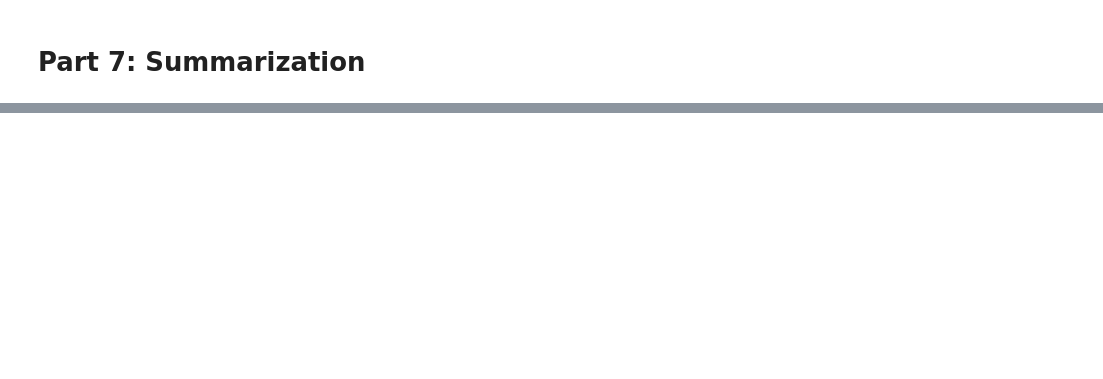
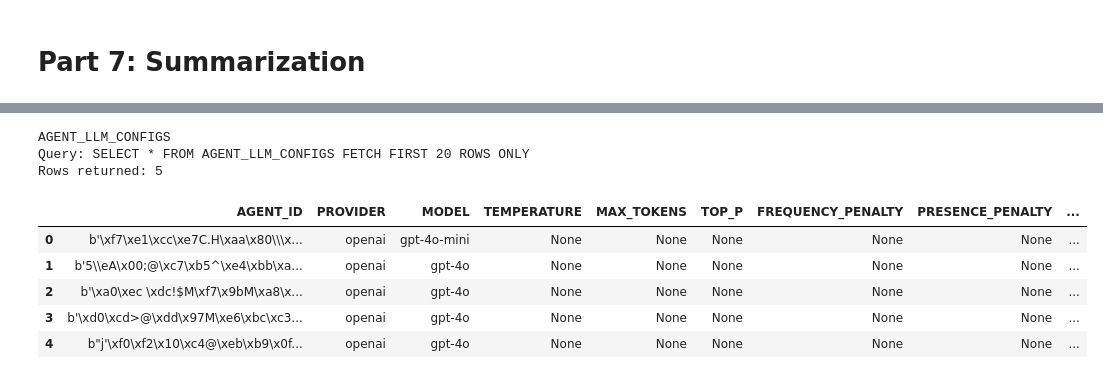
Before and after one commit to felipespas/agent_memory_course, a Jupyter notebook: part3/memagent_local_oracle-fassis.ipynb, the cells around one changed output, grey strips where cells are left out. Saved outputs shown, nothing was run; the diff lists cells and outputs as text; code cells hidden in the pictures; blank space fills up the shorter version.

```diff
--- a/part3/memagent_local_oracle-fassis.ipynb
+++ b/part3/memagent_local_oracle-fassis.ipynb
@@ -1021,0 +1261,15 @@ summary_ids_azure = agent_azure.generate_summaries(
+# %%
+if "AGENT_LLM_CONFIGS" in existing_memorizz_tables:
+    preview_table_select_all(oracle_inspect_conn, "AGENT_LLM_CONFIGS", limit=20)
+else:
+    print("AGENT_LLM_CONFIGS not found in this schema.")
+# %% [output]
+AGENT_LLM_CONFIGS
+Query: SELECT * FROM AGENT_LLM_CONFIGS FETCH FIRST 20 ROWS ONLY
+Rows returned: 5
+|  | AGENT_ID | PROVIDER | MODEL | TEMPERATURE | MAX_TOKENS | TOP_P | FREQUENCY_PENALTY | PRESENCE_PENALTY | ... |
+| 0 | b'\xf7\xe1\xcc\xe7C.H\xaa\x80\\\x... | openai | gpt-4o-mini | None | None | None | None | None | ... |
+| 1 | b'5\\eA\x00;@\xc7\xb5^\xe4\xbb\xa... | openai | gpt-4o | None | None | None | None | None | ... |
+| 2 | b'\xa0\xec \xdc!$M\xf7\x9bM\xa8\x... | openai | gpt-4o | None | None | None | None | None | ... |
+| 3 | b'\xd0\xcd>@\xdd\x97M\xe6\xbc\xc3... | openai | gpt-4o | None | None | None | None | None | ... |
+| 4 | b"j'\xf0\xf2\x10\xc4@\xeb\xb9\x0f... | openai | gpt-4o | None | None | None | None | None | ... |
```
Also changed, not shown: parts of 41 cells of this notebook.
